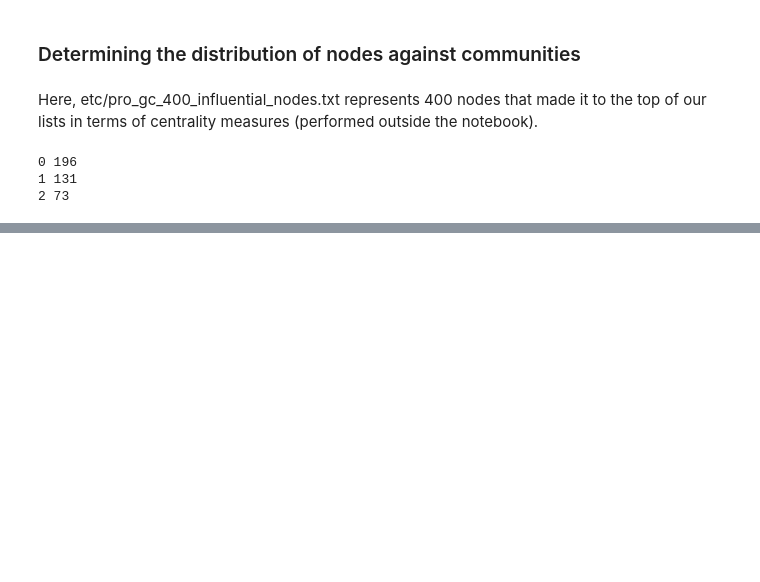
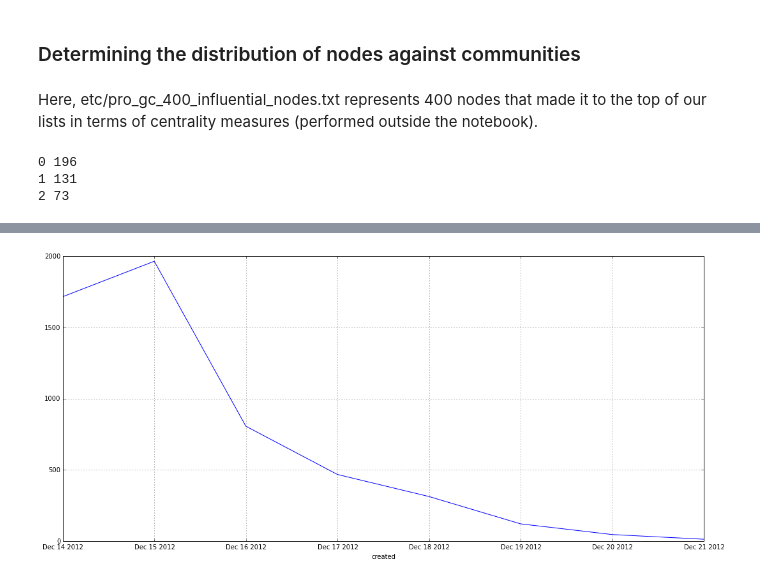
Before and after one commit to CatherineDumas/social_informatics_2014, a Jupyter notebook: notebooks/Pro Gun Control Analysis.ipynb, the cells around one changed output, grey strips where cells are left out. Saved outputs shown, nothing was run; the diff lists cells and outputs as text; code cells hidden in the pictures; blank space fills up the shorter version.

```diff
--- a/notebooks/Pro Gun Control Analysis.ipynb
+++ b/notebooks/Pro Gun Control Analysis.ipynb
@@ -444,0 +470,4 @@ for cid in unique_community_ids:
+# %%
+plot_graph("etc/976.txt")
+# %% [output]
+[figure, added]
```
Also changed, not shown: parts of 6 cells of this notebook, 5 other files.
